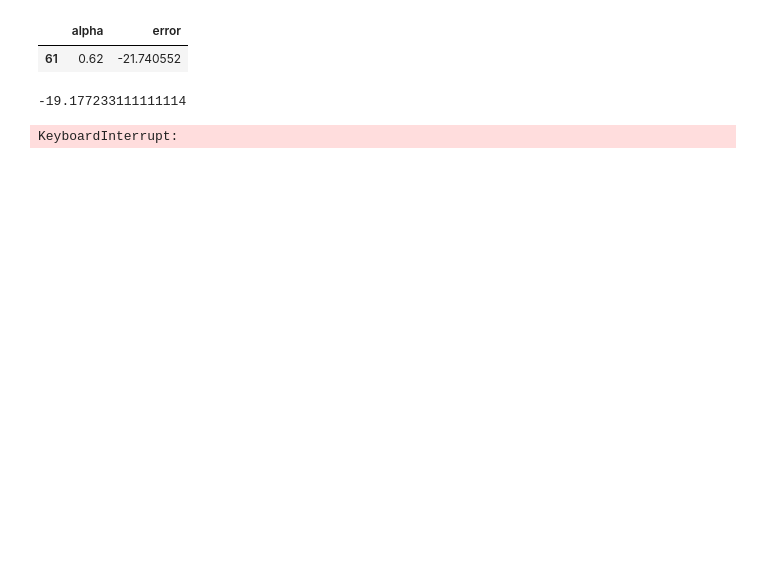
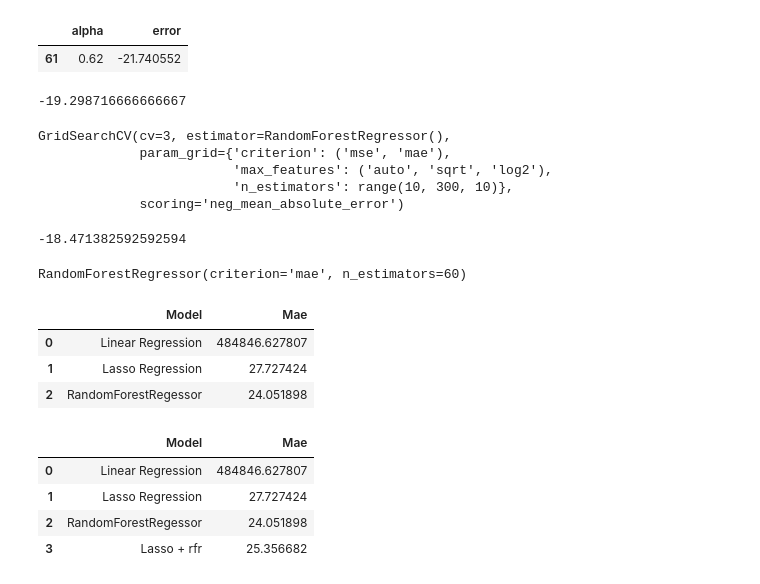
Before and after one commit to JuYinC/DataScience_Job, a Jupyter notebook: model_building.ipynb, the cells around one changed output. Cells and saved outputs as stored; diff of their text form; code cells hidden in the pictures; blank space fills up the shorter version.

```diff
--- a/model_building.ipynb
+++ b/model_building.ipynb
@@ -154,17 +154,69 @@ df_err[df_err.error == max(df_err.error)]
 # %%
 # random forest
 from sklearn.ensemble import RandomForestRegressor
-rf = RandomForestRegressor()
+rfr = RandomForestRegressor(criterion='mae', n_estimators=60)
 
-np.mean(cross_val_score(rf,X_train,y_train,scoring = 'neg_mean_absolute_error', cv= 3))
+np.mean(cross_val_score(rfr,X_train,y_train,scoring = 'neg_mean_absolute_error', cv= 3))
 # %% [output]
--19.177233111111114
+-19.298716666666667
 # %%
 # tune models GridsearchCV
 from sklearn.model_selection import GridSearchCV
 parameters = {'n_estimators':range(10,300,10), 'criterion':('mse','mae'), 'max_features':('auto','sqrt','log2')}
 
-gs = GridSearchCV(rf,parameters,scoring='neg_mean_absolute_error',cv=3)
+gs = GridSearchCV(rfr,parameters,scoring='neg_mean_absolute_error',cv=3)
 gs.fit(X_train,y_train)
 # %% [output]
-KeyboardInterrupt:
+GridSearchCV(cv=3, estimator=RandomForestRegressor(),
+             param_grid={'criterion': ('mse', 'mae'),
+                         'max_features': ('auto', 'sqrt', 'log2'),
+                         'n_estimators': range(10, 300, 10)},
+             scoring='neg_mean_absolute_error')
+# %%
+gs.best_score_
+# %% [output]
+-18.471382592592594
+# %%
+gs.best_estimator_
+# %% [output]
+RandomForestRegressor(criterion='mae', n_estimators=60)
+# %%
+# test ensembles
+tpred_linear = linear.predict(X_test)
+tpred_lasso = las.predict(X_test)
+tpred_rfr = gs.best_estimator_.predict(X_test)
+# %%
+from sklearn.metrics import mean_absolute_error
+mae_linear = mean_absolute_error(y_test,tpred_linear)
+mae_lasso = mean_absolute_error(y_test,tpred_lasso)
+mae_rfr = mean_absolute_error(y_test,tpred_rfr)
+# %%
+models = pd.DataFrame({
+    'Model': ['Linear Regression',
+              'Lasso Regression',
+              'RandomForestRegessor' ],
+    'Mae': [mae_linear, mae_lasso, mae_rfr]})
+
+models
+# %% [output]
+|  | Model | Mae |
+| 0 | Linear Regression | 484846.627807 |
+| 1 | Lasso Regression | 27.727424 |
+| 2 | RandomForestRegessor | 24.051898 |
+# %%
+mae_las_rfr = mean_absolute_error(y_test,(tpred_lasso+tpred_rfr)/2)
+# %%
+models = pd.DataFrame({
+    'Model': ['Linear Regression',
+              'Lasso Regression',
+              'RandomForestRegessor',
+              'Lasso + rfr' ],
+    'Mae': [mae_linear, mae_lasso, mae_rfr, mae_las_rfr]})
+
+models
+# %% [output]
+|  | Model | Mae |
+| 0 | Linear Regression | 484846.627807 |
+| 1 | Lasso Regression | 27.727424 |
+| 2 | RandomForestRegessor | 24.051898 |
+| 3 | Lasso + rfr | 25.356682 |
```
Also changed, not shown: parts of 6 cells of this notebook.
